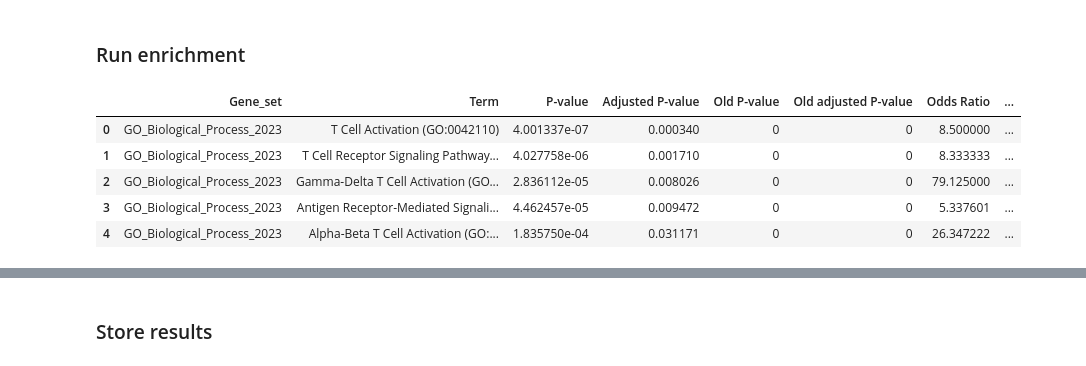
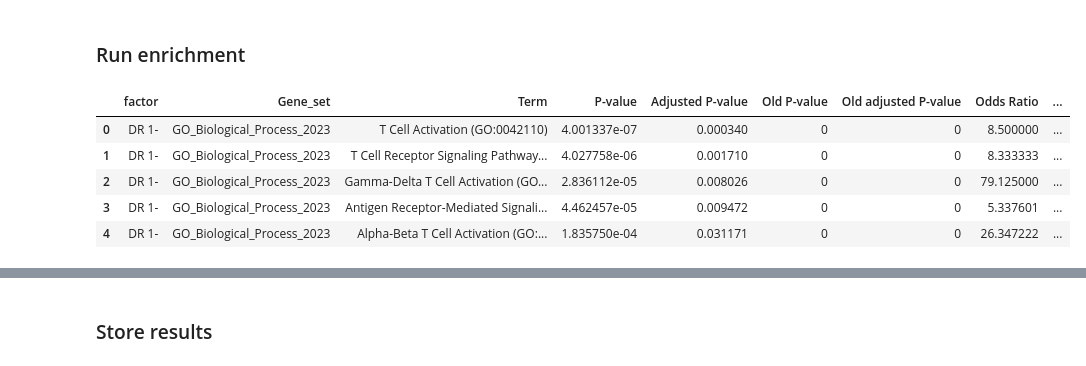
Before and after one commit to theislab/DRVI_tutorials, a Jupyter notebook: identification_of_factors_2_biological_processes.ipynb, the cells around one changed output, grey strips where cells are left out. Cells and saved outputs as stored; diff of their text form; code cells hidden in the pictures.

Commit message:
Finalize identification of processes

```diff
--- a/identification_of_factors_2_biological_processes.ipynb
+++ b/identification_of_factors_2_biological_processes.ipynb
@@ -142,4 +149,11 @@ def top_genes(scores_df, col, cutoff, top_n):
     """Genes for a factor-direction with score >= cutoff, at most `top_n`, ranked descending."""
     s = scores_df[col]
     return s[s >= cutoff].nlargest(top_n).index.astype(str).tolist()
+
+
+def factor_first(df):
+    """Return `df` with the `factor` column moved to the front (no-op if empty/absent)."""
+    if df.empty or "factor" not in df.columns:
+        return df
+    return df[["factor", *df.columns.drop("factor")]]
 # %% [markdown]
@@ -161,29 +175,29 @@ padj_threshold = 0.05                       # adjusted p-value
 # %%
 def run_gseapy_enrichr(scores_df, gene_sets, cutoff, top_n, padj_cutoff, background):
     rows = []
     for col in scores_df.columns:
         genes = top_genes(scores_df, col, cutoff, top_n)
         if not genes:
             continue
         try:
             enr = gseapy.enrich(gene_list=genes, gene_sets=gene_sets, background=background,
                                 no_plot=True, outdir=None)
         except Exception as e:
             print(f"ORA failed for {col}: {e}")
             continue
         hits = enr.results[enr.results["Adjusted P-value"] < padj_cutoff].sort_values("Adjusted P-value")
         rows.append(hits.assign(factor=col))
-    return pd.concat(rows, ignore_index=True) if rows else pd.DataFrame()
+    return factor_first(pd.concat(rows, ignore_index=True)) if rows else pd.DataFrame()
 
 
 gseapy_enrichr_results = run_gseapy_enrichr(
     scores_df, gseapy_db, gseapy_cutoff, gseapy_top_n, padj_threshold, gene_background
 )
 display(gseapy_enrichr_results.head())
 # %% [output]
-|  | Gene_set | Term | P-value | Adjusted P-value | Old P-value | Old adjusted P-value | Odds Ratio | ... |
-| 0 | GO_Biological_Process_2023 | T Cell Activation (GO:0042110) | 4.001337e-07 | 0.000340 | 0 | 0 | 8.500000 | ... |
-| 1 | GO_Biological_Process_2023 | T Cell Receptor Signaling Pathway... | 4.027758e-06 | 0.001710 | 0 | 0 | 8.333333 | ... |
-| 2 | GO_Biological_Process_2023 | Gamma-Delta T Cell Activation (GO... | 2.836112e-05 | 0.008026 | 0 | 0 | 79.125000 | ... |
-| 3 | GO_Biological_Process_2023 | Antigen Receptor-Mediated Signali... | 4.462457e-05 | 0.009472 | 0 | 0 | 5.337601 | ... |
-| 4 | GO_Biological_Process_2023 | Alpha-Beta T Cell Activation (GO:... | 1.835750e-04 | 0.031171 | 0 | 0 | 26.347222 | ... |
+|  | factor | Gene_set | Term | P-value | Adjusted P-value | Old P-value | Old adjusted P-value | Odds Ratio | ... |
+| 0 | DR 1- | GO_Biological_Process_2023 | T Cell Activation (GO:0042110) | 4.001337e-07 | 0.000340 | 0 | 0 | 8.500000 | ... |
+| 1 | DR 1- | GO_Biological_Process_2023 | T Cell Receptor Signaling Pathway... | 4.027758e-06 | 0.001710 | 0 | 0 | 8.333333 | ... |
+| 2 | DR 1- | GO_Biological_Process_2023 | Gamma-Delta T Cell Activation (GO... | 2.836112e-05 | 0.008026 | 0 | 0 | 79.125000 | ... |
+| 3 | DR 1- | GO_Biological_Process_2023 | Antigen Receptor-Mediated Signali... | 4.462457e-05 | 0.009472 | 0 | 0 | 5.337601 | ... |
+| 4 | DR 1- | GO_Biological_Process_2023 | Alpha-Beta T Cell Activation (GO:... | 1.835750e-04 | 0.031171 | 0 | 0 | 26.347222 | ... |
```
Also changed, not shown: parts of 14 cells of this notebook, 1 other file.
